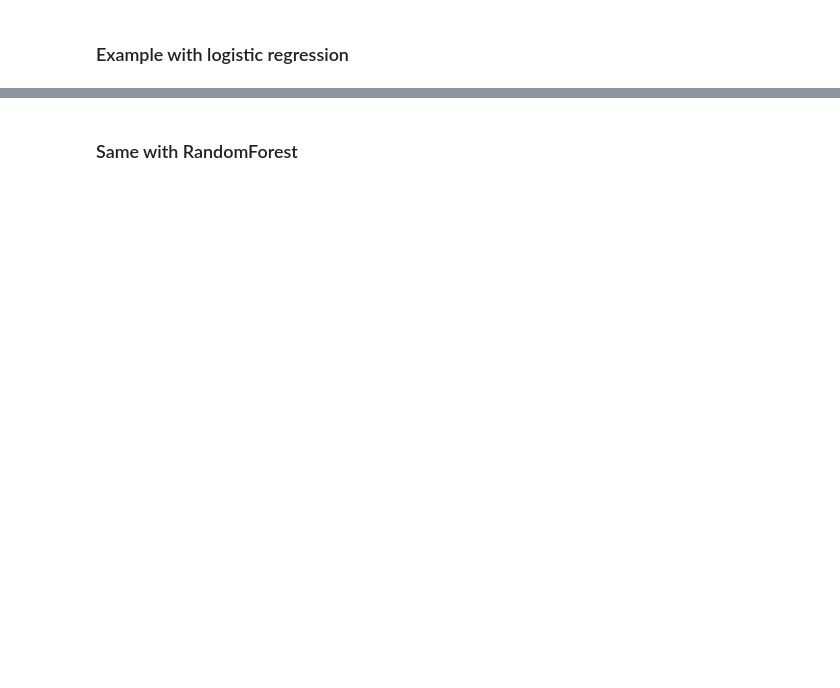
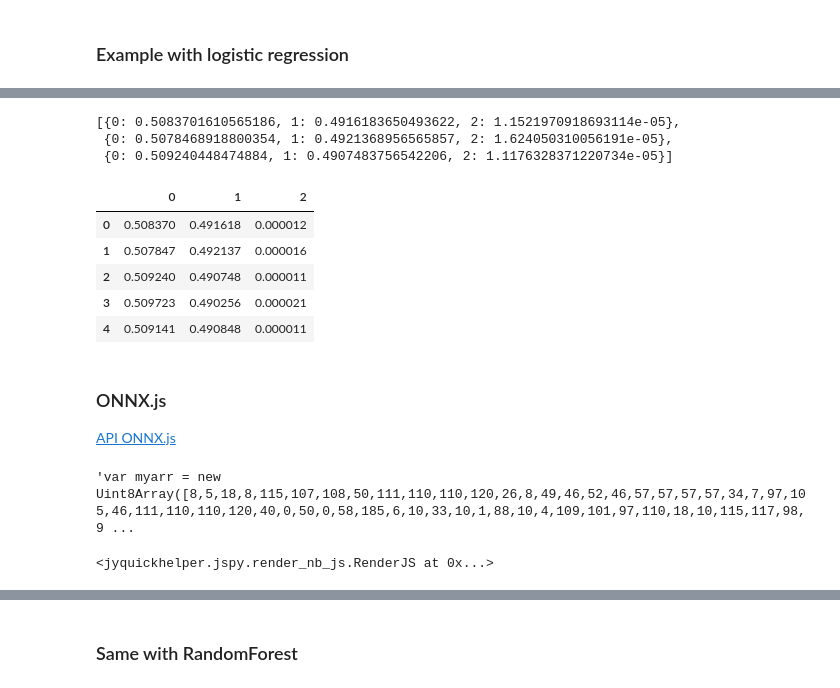
Before and after one commit to sdpython/jupytalk, a Jupyter notebook: _doc/notebooks/2019/sklearn/onnx_sklearn_consortium.ipynb, the cells around one changed output, grey strips where cells are left out. Cells and saved outputs as stored; diff of their text form; code cells hidden in the pictures; blank space fills up the shorter version.

```diff
--- a/_doc/notebooks/2019/sklearn/onnx_sklearn_consortium.ipynb
+++ b/_doc/notebooks/2019/sklearn/onnx_sklearn_consortium.ipynb
@@ -78,0 +98,17 @@ for la in ax.get_xticklabels(): la.set_horizontalalignment('right');
+# %%
+from skl2onnx.algebra.onnx_ops import OnnxTranspose, OnnxMatMul
+import numpy as np
+
+X32 = X.astype(np.float32)
+y32 = y.astype(np.float32)
+
+lin_reg = OnnxMatMul(
+            OnnxMatMul(
+                OnnxTranspose('input', perm=[1, 0]),
+                              X32),
+                y32)
+
+inputs = {'input': X[:1].astype(np.float32)}
+model_onnx = lin_reg.to_onnx(inputs)
+
+print("\n".join(str(model_onnx).split('\n')[:10]) + "\n...")
@@ -78,0 +244,6 @@ for la in ax.get_xticklabels(): la.set_horizontalalignment('right');
+# %%
+from sklearn.pipeline import Pipeline
+from sklearn.decomposition import PCA
+pipe = Pipeline([('pca', PCA()),
+                 ('lr', LogisticRegression(multi_class="auto"))])
+pipe.fit(X, y)
@@ -78,0 +265,2 @@ for la in ax.get_xticklabels(): la.set_horizontalalignment('right');
+# %%
+model_onnx = to_onnx(pipe, X.astype(np.float32))
@@ -78,0 +284,5 @@ for la in ax.get_xticklabels(): la.set_horizontalalignment('right');
+# %%
+from onnxruntime import InferenceSession
+sess = InferenceSession(model_onnx.SerializeToString())
+label, proba = sess.run(None, {'X': X32})
+label
@@ -78,0 +297,20 @@ for la in ax.get_xticklabels(): la.set_horizontalalignment('right');
+# %%
+proba[:3]
+# %% [output]
+[{0: 0.5083701610565186, 1: 0.4916183650493622, 2: 1.1521970918693114e-05},
+ {0: 0.5078468918800354, 1: 0.4921368956565857, 2: 1.624050310056191e-05},
+ {0: 0.509240448474884, 1: 0.4907483756542206, 2: 1.1176328371220734e-05}]
+# %%
+import pandas
+pandas.DataFrame(proba).head()
+# %% [output]
+|  | 0 | 1 | 2 |
+| 0 | 0.508370 | 0.491618 | 0.000012 |
+| 1 | 0.507847 | 0.492137 | 0.000016 |
+| 2 | 0.509240 | 0.490748 | 0.000011 |
+| 3 | 0.509723 | 0.490256 | 0.000021 |
+| 4 | 0.509141 | 0.490848 | 0.000011 |
+# %% [markdown]
+### ONNX.js
+
+[API ONNX.js](https://github.com/microsoft/onnxjs/blob/master/docs/api.md)
@@ -78,0 +320,5 @@ for la in ax.get_xticklabels(): la.set_horizontalalignment('right');
+# %%
+model_js = "var myarr = new Uint8Array([%s]);" % ",".join(map(lambda x: str(x), model_onnx.SerializeToString()))
+model_js[:200] + "..."
+# %% [output]
+'var myarr = new Uint8Array([8,5,18,8,115,107,108,50,111,110,110,120,26,8,49,46,52,46,57,57,57,57,34,7,97,105,46,111,110,110,120,40,0,50,0,58,185,6,10,33,10,1,88,10,4,109,101,97,110,18,10,115,117,98,9 ...
@@ -78,0 +342,7 @@ for la in ax.get_xticklabels(): la.set_horizontalalignment('right');
+# %%
+from jyquickhelper import RenderJS
+jr = RenderJS(script, libs = [dict(path="https://cdn.jsdelivr.net/npm/onnxjs/dist/onnx.min.js",
+                                   name="onnx", exports="onnx")])
+jr
+# %% [output]
+<jyquickhelper.jspy.render_nb_js.RenderJS at 0x...>
```
Also changed, not shown: parts of 43 cells of this notebook, 7 other files.
